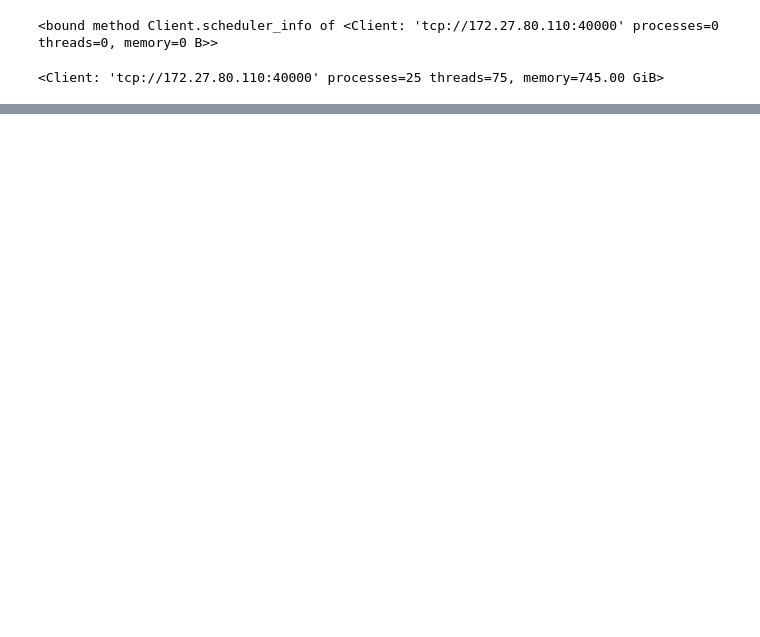
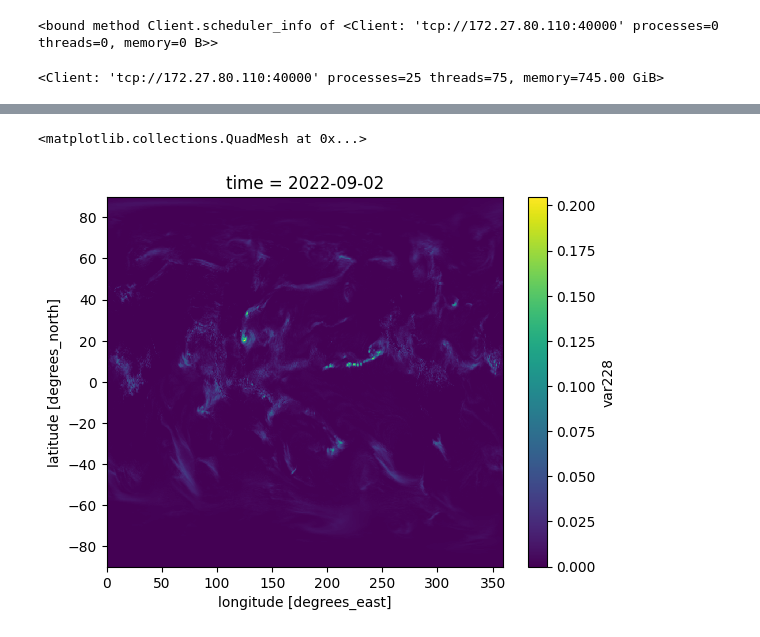
Before and after one commit to lorenz-c/Pycast-S2S, a Jupyter notebook: src/setup_domain.ipynb, the cells around one changed output, grey strips where cells are left out. Cells and saved outputs as stored; diff of their text form; code cells hidden in the pictures; blank space fills up the shorter version.

```diff
--- a/src/setup_domain.ipynb
+++ b/src/setup_domain.ipynb
@@ -75,3 +75,5 @@ for month in [7, 10, 11, 12]:
 # %%
 for month in [7, 6, 9]:
     print(month)
+# %%
+ds = xr.open_dataset('/pd/data/regclim_data/gridded_data/seasonal_predictions/seas5/raw/2022/09/ECMWF-seas5_03deg_daily_tp_202209.nc')
@@ -77,0 +97,5 @@ for month in [7, 6, 9]:
+# %%
+ds.var228[0,:,:].plot()
+# %% [output]
+<matplotlib.collections.QuadMesh at 0x...>
+[figure, added]
```
Also changed, not shown: parts of 1 cell of this notebook, 1 other file.
